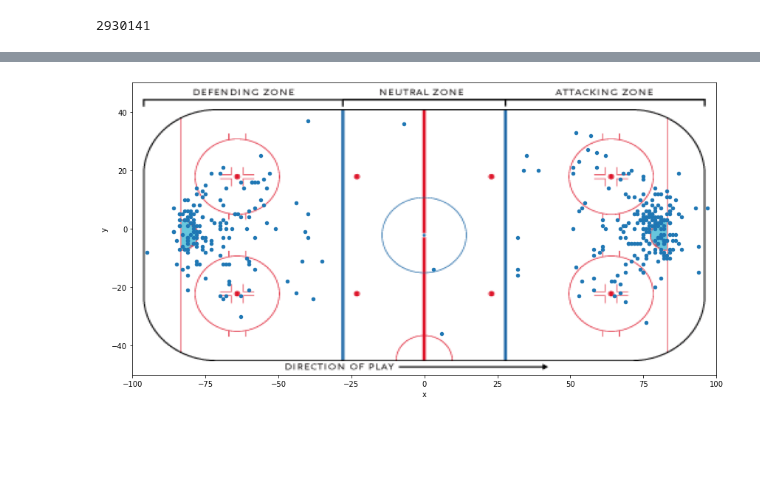
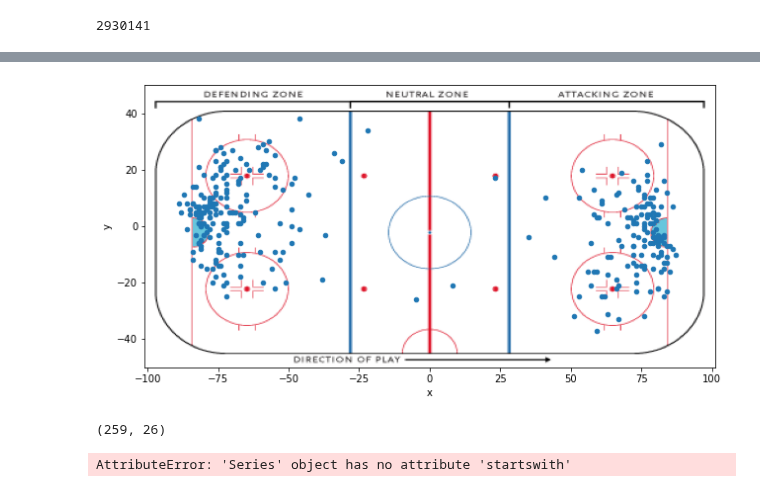
Before and after one commit to DanOakStats/NHL, a Jupyter notebook: data_cleaning.ipynb, the cells around one changed output, grey strips where cells are left out. Saved outputs shown, nothing was run; the diff lists cells and outputs as text; code cells hidden in the pictures; blank space fills up the shorter version.

```diff
--- a/data_cleaning.ipynb
+++ b/data_cleaning.ipynb
@@ -475,0 +534,11 @@ connor_mc = teste[(teste['player_id']==8478402) & (teste['event']=='Goal')]
+# %%
+#eries.str.stats
+description = []
+for item in descript_series:
+    if item.startswith(("Sidney Crosby ")):
+        description.append(item)
+# %%
+only_gols = list()
+for i in range(len(description)):
+    coletado = axax[axax['description']== description[i]]
+    only_gols.append(coletado)
@@ -475,0 +547,2 @@ connor_mc = teste[(teste['player_id']==8478402) & (teste['event']=='Goal')]
+# %%
+df = pd.concat(only_gols)
@@ -485 +563,4 @@ Deflected      10
 Name: secondaryType, dtype: int64
+# %%
+# merge com locais dos goals
+pkane_spot4 = pd.merge(df, patrick_kane_goals[['game_id', 'player_name','goals']], on='game_id')
@@ -486,8 +585,14 @@ Name: secondaryType, dtype: int64
 # %%
 img = plt.imread('images/HockeyRink-Zones.png')
-fig, ax = plt.subplots(figsize=(12, 12))
-ax.imshow(img, extent=[-100, 100, -50, 50])
-connor_mc.plot.scatter(x='x', y='y', ax=ax)
+fig, ax = plt.subplots(figsize=(9, 10))
+ax.imshow(img, extent=[-101, 101, -50, 50])
+pkane_spot4.plot.scatter(x='x', y='y', ax=ax)
 plt.tight_layout()
 # %% [output]
-[figure, old version]
+[figure, new version]
+# %%
+# subset com gols do patrick kane
+patrick_kane_goals = game_skater_stats[(game_skater_stats['player_name']=='Patrick Kane') & (game_skater_stats['goals']>0)]
+patrick_kane_goals.shape
+# %% [output]
+(259, 26)
@@ -493,0 +602,4 @@ plt.tight_layout()
+# %%
+pkane_spot[pkane_spot['description'].startswith('Patrick Kane')]
+# %% [output]
+AttributeError: 'Series' object has no attribute 'startswith'
```
Also changed, not shown: parts of 26 cells of this notebook.
